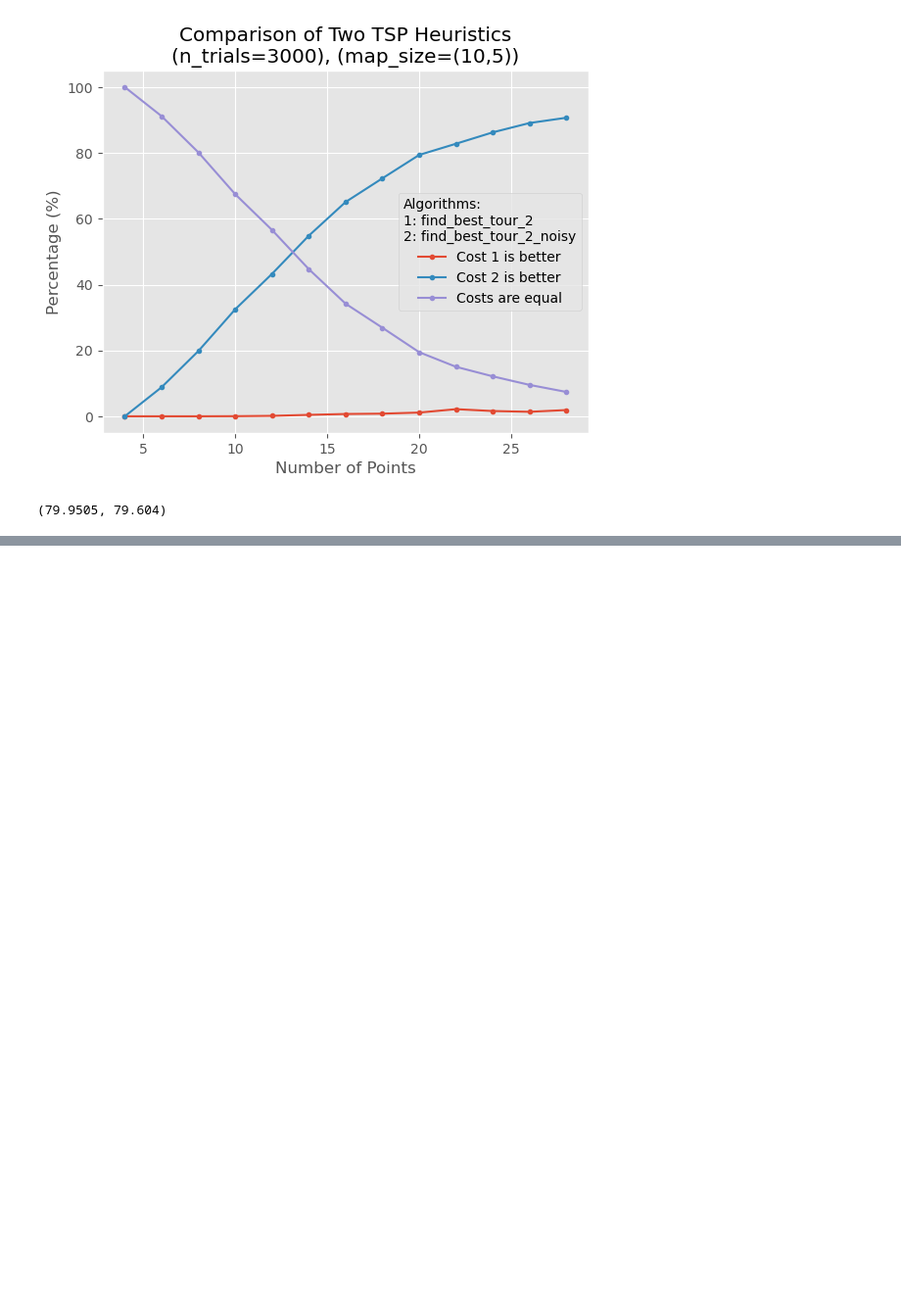
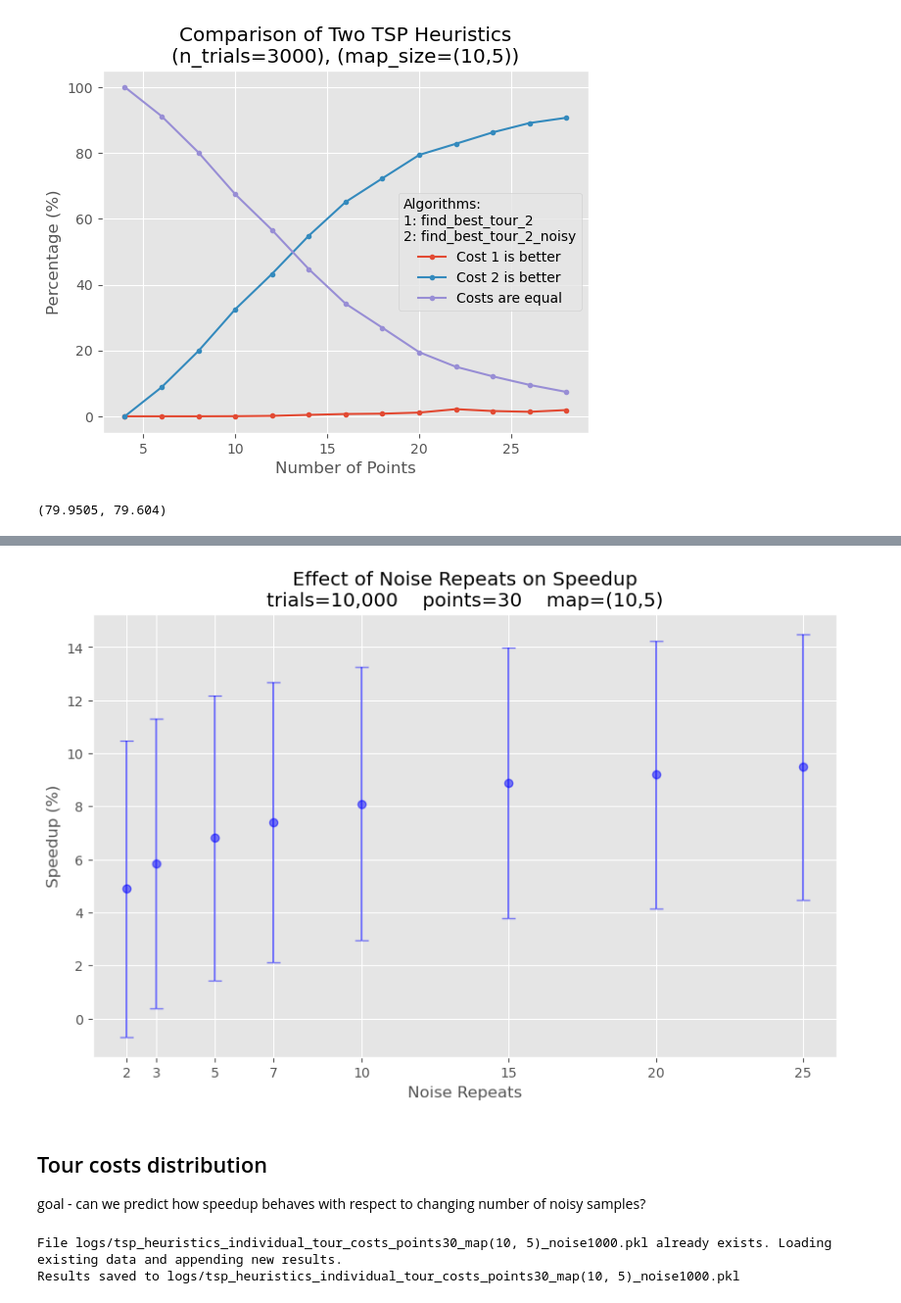
Before and after one commit to mkhlyzov/Tutoring_Dima, a Jupyter notebook: SE1/TSP_heuristics/TSP_heuristics.ipynb, the cells around one changed output, grey strips where cells are left out. Shown at 98% size. Drawn from its saved outputs; the diff is of its cells as text; code cells hidden in the pictures; blank space fills up the shorter version.

```diff
--- a/SE1/TSP_heuristics/TSP_heuristics.ipynb
+++ b/SE1/TSP_heuristics/TSP_heuristics.ipynb
@@ -581,0 +697,69 @@ np.mean(costs1), np.mean(costs2)
+# %%
+filenames = [
+    "logs/" + f for f in os.listdir("logs/")
+    if f.startswith("tsp_heuristics_cost_comparison_points30_map(10, 5)_noise") and
+    f.endswith(".pkl")
+]
+filenames = sorted(filenames, key=lambda x: int(x.split("noise")[-1].split(".pkl")[0]))
+
+# plot relationship between noise_repeats and speedup (mean ± std)
+plt.style.use("ggplot")
+plt.figure(figsize=(10, 6))
+noise_repeats_list = []
+for filename in filenames:
+    results = load_results(filename)
+    noise_repeats = results["noise_repeats"]
+    cost2_base_list = results["cost2_base_list"]
+    cost2_noisy_list = results["cost2_noisy_list"]
+    noise_repeats_list.append(noise_repeats)
+    speedup = calculate_speedup(cost2_base_list, cost2_noisy_list)
+    plt.errorbar(noise_repeats, np.mean(speedup), yerr=np.std(speedup), fmt='o', capsize=5, color='blue', alpha=0.5)
+plt.xlabel('Noise Repeats')
+plt.ylabel('Speedup (%)')
+plt.title('Effect of Noise Repeats on Speedup\ntrials=10,000    points=30    map=(10,5)')
+plt.xticks(noise_repeats_list)
+plt.show()
+# %% [output]
+[figure, added]
+# %% [markdown]
+## Tour costs distribution
+goal - can we predict how speedup behaves with respect to changing number of noisy samples?
+# %%
+x_max, y_max = 10, 5
+n_trials = 30_0
+noise_repeats = 1_000
+n_points = 30
+
+individual_tour_costs = []
+for _ in tqdm(range(n_trials)):
+    points = generate_points(n_points, x_max=x_max, y_max=y_max)
+    costs = []
+    for _ in range(noise_repeats):
+        cost = compute_tour_cost(find_best_tour_2(points, start=0, noise=True))
+        costs.append(cost)
+    individual_tour_costs.append(costs)
+
+filename = f"logs/tsp_heuristics_individual_tour_costs_points{n_points}_map{(x_max,y_max)}_noise{noise_repeats}.pkl"
+results = {
+    "n_trials": n_trials,
+    "x_max": x_max,
+    "y_max": y_max,
+    "n_points": n_points,
+    "individual_tour_costs": individual_tour_costs,
+    "noise_repeats": noise_repeats,
+    "algorithm": "find_best_tour_2",
+}
+if os.path.exists(filename):
+    print(f"File {filename} already exists. Loading existing data and appending new results.")
+    with open(filename, "rb") as f:
+        results_old = pickle.load(f)
+    individual_tour_costs = results_old["individual_tour_costs"] + individual_tour_costs
+    results["individual_tour_costs"] = individual_tour_costs
+    results["n_trials"] = len(individual_tour_costs)
+
+with open(filename, "wb") as f:
+    pickle.dump(results, f)
+    print(f"Results saved to {filename}")
+# %% [output]
+File logs/tsp_heuristics_individual_tour_costs_points30_map(10, 5)_noise1000.pkl already exists. Loading existing data and appending new results.
+Results saved to logs/tsp_heuristics_individual_tour_costs_points30_map(10, 5)_noise1000.pkl
```
Also changed, not shown: parts of 9 cells of this notebook, 11 other files.
